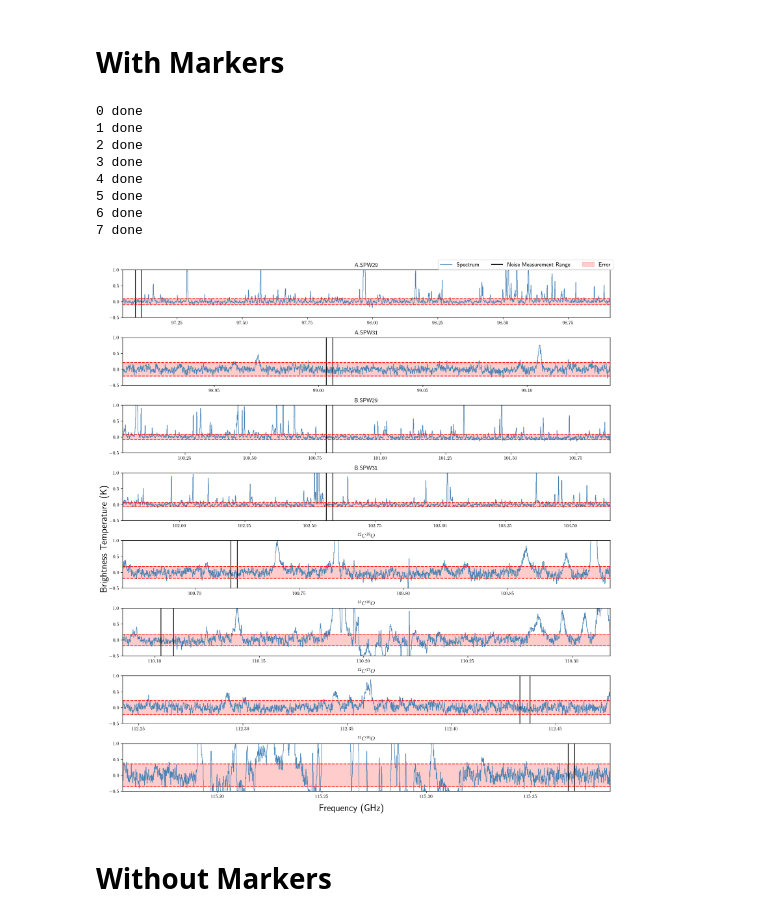
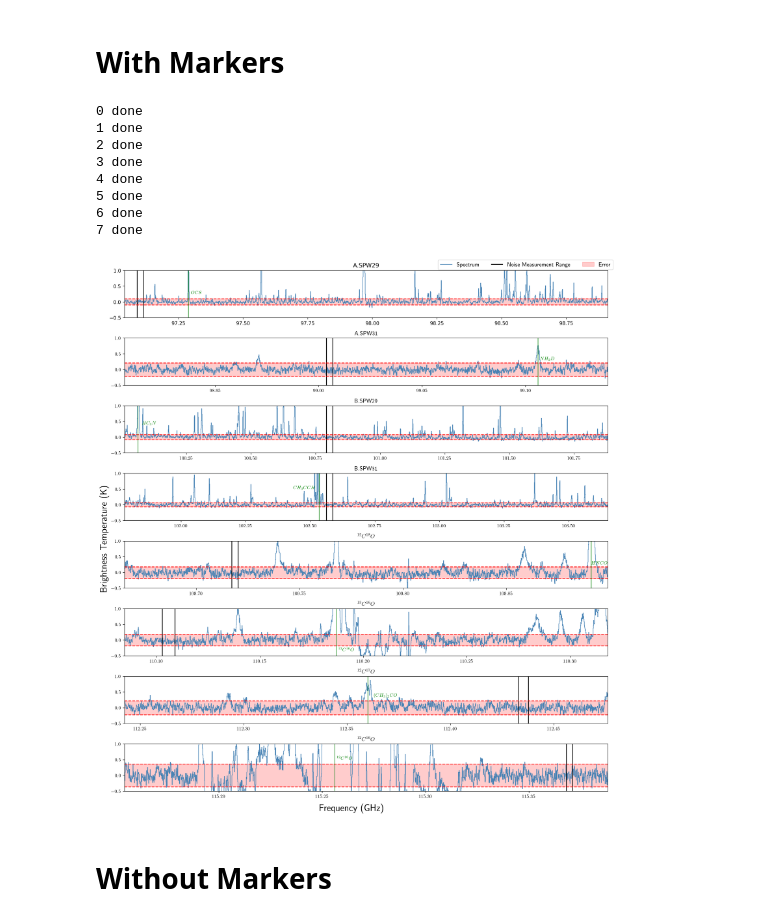
Before and after one commit to Parkerwise/Cloud-C, a Jupyter notebook: ALLCO.ipynb, the cells around one changed output. Saved outputs shown, nothing was run; the diff lists cells and outputs as text; code cells hidden in the pictures.

```diff
--- a/ALLCO.ipynb
+++ b/ALLCO.ipynb
@@ -117,35 +117,81 @@ for i in range(len(all_cubes)):
     sigma=np.std(spectrum[Noise_lower:Noise_upper])
     three_sigma=3*sigma
 
     #plots pm three sigma
     pylab.hlines(three_sigma,freq[0].value,freq[1915].value,colors="red",ls="--" )
     pylab.hlines(-1*three_sigma,freq[0].value,freq[1915].value,colors="red",ls="--" )
     pylab.xlim(freq[0].value,freq[1915].value)
     if i==0:
         ax1.fill_between(freq.value,three_sigma, -1*three_sigma, alpha = 0.2, color= 'red',label="Error" )
     else:
         ax1.fill_between(freq.value,three_sigma, -1*three_sigma, alpha = 0.2, color= 'red',label="" )
     plt.title(plot_title[i])
     print(i,"done")
 
-#adds labels
+    #adds brightest source
+    if i==0:
+        molecule=97.2885
+        pylab.vlines(molecule,-1,2,colors="green",label="",linewidth=1)
+        plt.text(molecule+.01,0.25,r'$OCS$',rotation='horizontal',color='green')
+
+    if i==1:
+        molecule= 99.106
+        molecule_name= r'$NH_2D$'
+        pylab.vlines(molecule,-1,2,colors="green",label="",linewidth=1)
+        plt.text(molecule+.001,0.3,molecule_name,rotation='horizontal',color='green')
+
+    if i==2:
+        molecule= 100.063
+        molecule_name= r'$HC_3N$'
+        pylab.vlines(molecule,-1,2,colors="green",label="",linewidth=1)
+        plt.text(molecule+.015,0.4,molecule_name,rotation='horizontal',color='green')
+
+    if i==3:
+        molecule=102.534
+        molecule_name= r'$CH_3CCH$'
+        pylab.vlines(molecule,-1,2,colors="green",label="",linewidth=1)
+        plt.text(molecule-.1,0.5,molecule_name,rotation='horizontal',color='green')
+    if i==4:
+        molecule=109.891
+        molecule_name= r'$HNCO$'
+        pylab.vlines(molecule,-1,2,colors="green",label="",linewidth=1)
+        plt.text(molecule,0.25,molecule_name,rotation='horizontal',color='green')
+    if i==5:
+        molecule=110.187
+        molecule_name= r'${}^{13}C^{16}O$'
+        pylab.vlines(molecule,-1,2,colors="green",label="",linewidth=1)
+        plt.text(molecule+.001,-0.35,molecule_name,rotation='horizontal',color='green')
+
+    if i==6:
+        molecule=112.36
+        molecule_name= r'$(CH_3)_2CO$'
+        pylab.vlines(molecule,-1,2,colors="green",label="",linewidth=1)
+        plt.text(molecule+.003,0.35,molecule_name,rotation='horizontal',color='green')
+
+    if i==7:
+        molecule=115.256
+        molecule_name= r'${}^{12}C^{16}O$'
+        pylab.vlines(molecule,-1,2,colors="green",label="",linewidth=1)
+        plt.text(molecule+.001,0.5,molecule_name,rotation='horizontal',color='green')
+
+ #adds labels
 fig1.supylabel('Brightness Temperature (K)',fontsize=20)
 fig1.supxlabel('Frequency (GHz)',fontsize=20)
 plt.tight_layout()
 fig1.legend( loc='upper right',ncol=3,fontsize=12)
 plt.savefig("AllCOWithMarkers.png")
 plt.savefig("AllCOWithMarkers.pdf")
 #plt.savefig("spectra.pdf")
 # %% [output]
 0 done
 1 done
 2 done
 3 done
 4 done
 5 done
 6 done
 7 done
-[figure, old version]
+[figure, new version]
 # %% [markdown]
 # Without Markers
 # %%
```
Also changed, not shown: parts of 1 cell of this notebook.
